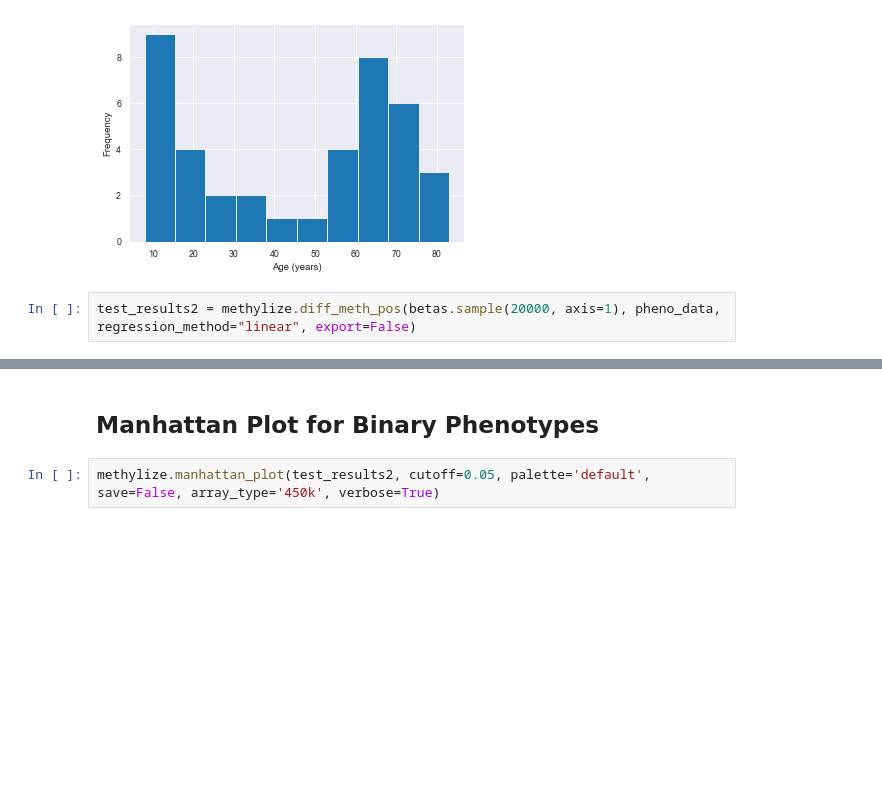
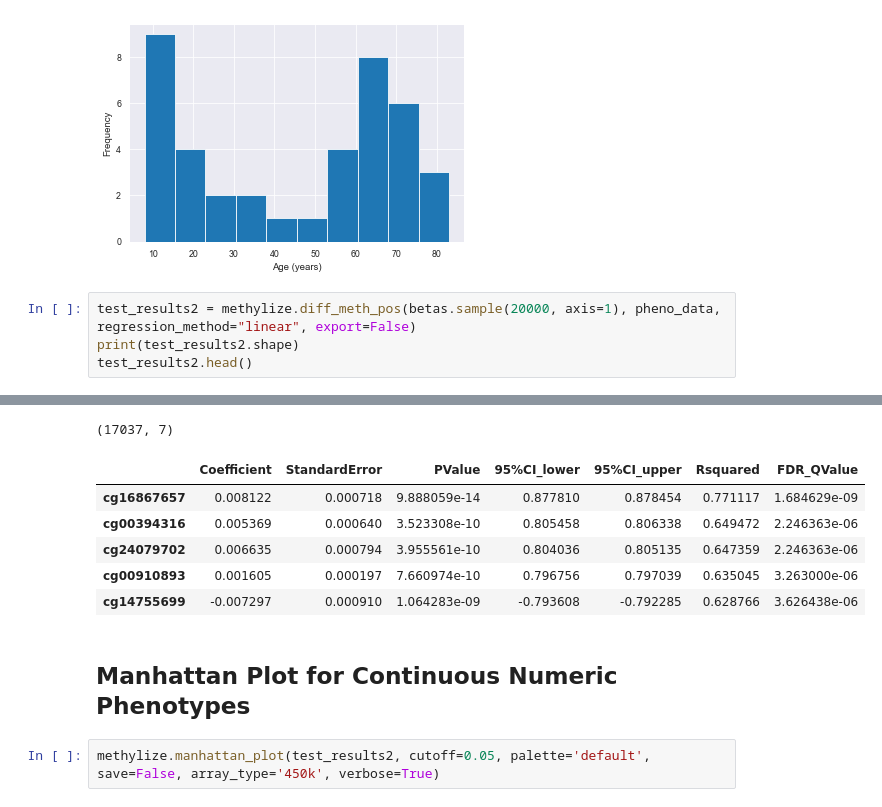
Before and after one commit to FoxoTech/methylize, a Jupyter notebook: docs/methylize_tutorial.ipynb, the cells around one changed output, grey strips where cells are left out. Saved outputs shown, nothing was run; the diff lists cells and outputs as text; blank space fills up the shorter version.

```diff
--- a/docs/methylize_tutorial.ipynb
+++ b/docs/methylize_tutorial.ipynb
@@ -112,4 +123,6 @@ Text(0, 0.5, 'Frequency')
 [figure]
 # %%
 test_results2 = methylize.diff_meth_pos(betas.sample(20000, axis=1), pheno_data, regression_method="linear", export=False)
+print(test_results2.shape)
+test_results2.head()
 # %% [output]
@@ -117,5 +130,12 @@ WARNING:methylize.diff_meth_pos:Dropped 2847 probes with missing values from all
+(17037, 7)
+|  | Coefficient | StandardError | PValue | 95%CI_lower | 95%CI_upper | Rsquared | FDR_QValue |
+| cg16867657 | 0.008122 | 0.000718 | 9.888059e-14 | 0.877810 | 0.878454 | 0.771117 | 1.684629e-09 |
+| cg00394316 | 0.005369 | 0.000640 | 3.523308e-10 | 0.805458 | 0.806338 | 0.649472 | 2.246363e-06 |
+| cg24079702 | 0.006635 | 0.000794 | 3.955561e-10 | 0.804036 | 0.805135 | 0.647359 | 2.246363e-06 |
+| cg00910893 | 0.001605 | 0.000197 | 7.660974e-10 | 0.796756 | 0.797039 | 0.635045 | 3.263000e-06 |
+| cg14755699 | -0.007297 | 0.000910 | 1.064283e-09 | -0.793608 | -0.792285 | 0.628766 | 3.626438e-06 |
 # %% [markdown]
-## Manhattan Plot for Binary Phenotypes
+## Manhattan Plot for Continuous Numeric Phenotypes
 # %%
 methylize.manhattan_plot(test_results2, cutoff=0.05, palette='default', save=False, array_type='450k', verbose=True)
 # %% [output]
```
Also changed, not shown: parts of 8 cells of this notebook, 1 other file.
